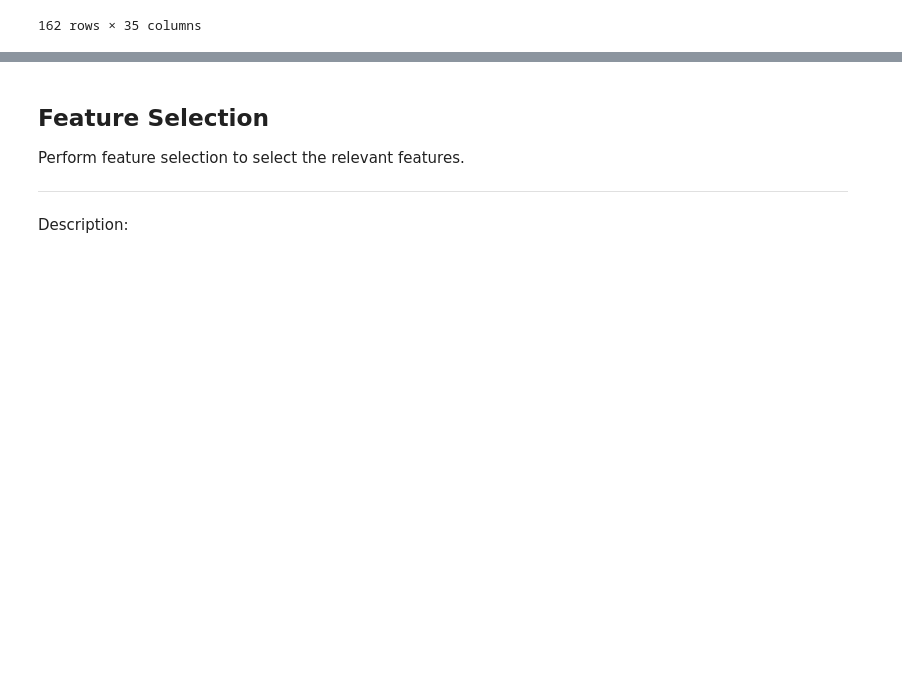
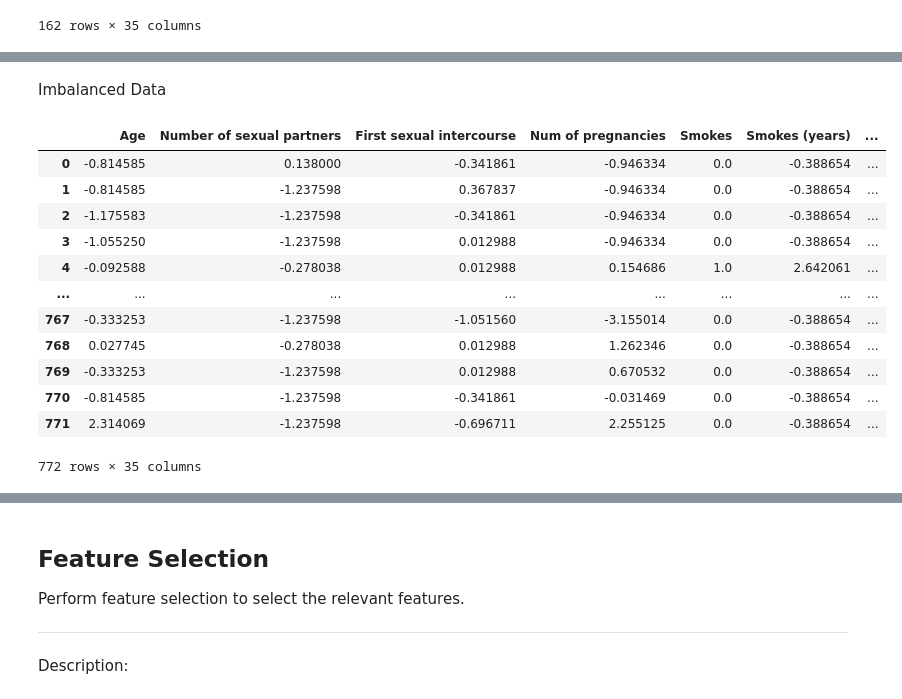
Before and after one commit to ahdeanlau/Cervical-Cancer-Diagnosis-Prediction-Model, a Jupyter notebook: Project Part 1.ipynb, the cells around one changed output, grey strips where cells are left out. Cells and saved outputs as stored; diff of their text form; code cells hidden in the pictures; blank space fills up the shorter version.

Commit message:
Standardization on imbalanced and balanced data

```diff
--- a/Project Part 1.ipynb
+++ b/Project Part 1.ipynb
@@ -1430,0 +1433,11 @@ X_test_norm_balanced
+# %%
+columns_need_std = [] # Columns in the dataframe that needs to be standardized
+
+# Function for Normalisation using MinMaxScaler
+def Std_StandardScaler(df):
+    for num in columns_need_norm:
+        df_copy = df
+        scaler = StandardScaler()
+        df_copy.iloc[:,num:(num+1)] = scaler.fit_transform(df_copy.iloc[:,num:(num+1)])
+    df_normalized = pd.DataFrame(df_copy, columns = df.columns)
+    return df_normalized
@@ -1430,0 +1475,25 @@ X_test_norm_balanced
+# %% [markdown]
+Imbalanced Data
+# %%
+# Columns identified that needs normalization
+columns_need_std = [0,1,2,3,5,6,8,10,12,25,26,27]
+
+X_train_std = Std_StandardScaler(X_train_norm)
+X_vald_std = Std_StandardScaler(X_vald_norm)
+X_test_std = Std_StandardScaler(X_test_norm)
+# %%
+X_train_std
+# %% [output]
+|  | Age | Number of sexual partners | First sexual intercourse | Num of pregnancies | Smokes | Smokes (years) | ... |
+| 0 | -0.814585 | 0.138000 | -0.341861 | -0.946334 | 0.0 | -0.388654 | ... |
+| 1 | -0.814585 | -1.237598 | 0.367837 | -0.946334 | 0.0 | -0.388654 | ... |
+| 2 | -1.175583 | -1.237598 | -0.341861 | -0.946334 | 0.0 | -0.388654 | ... |
+| 3 | -1.055250 | -1.237598 | 0.012988 | -0.946334 | 0.0 | -0.388654 | ... |
+| 4 | -0.092588 | -0.278038 | 0.012988 | 0.154686 | 1.0 | 2.642061 | ... |
+| ... | ... | ... | ... | ... | ... | ... | ... |
+| 767 | -0.333253 | -1.237598 | -1.051560 | -3.155014 | 0.0 | -0.388654 | ... |
+| 768 | 0.027745 | -0.278038 | 0.012988 | 1.262346 | 0.0 | -0.388654 | ... |
+| 769 | -0.333253 | -1.237598 | 0.012988 | 0.670532 | 0.0 | -0.388654 | ... |
+| 770 | -0.814585 | -1.237598 | -0.341861 | -0.031469 | 0.0 | -0.388654 | ... |
+| 771 | 2.314069 | -1.237598 | -0.696711 | 2.255125 | 0.0 | -0.388654 | ... |
+772 rows × 35 columns
```
Also changed, not shown: parts of 12 cells of this notebook.
